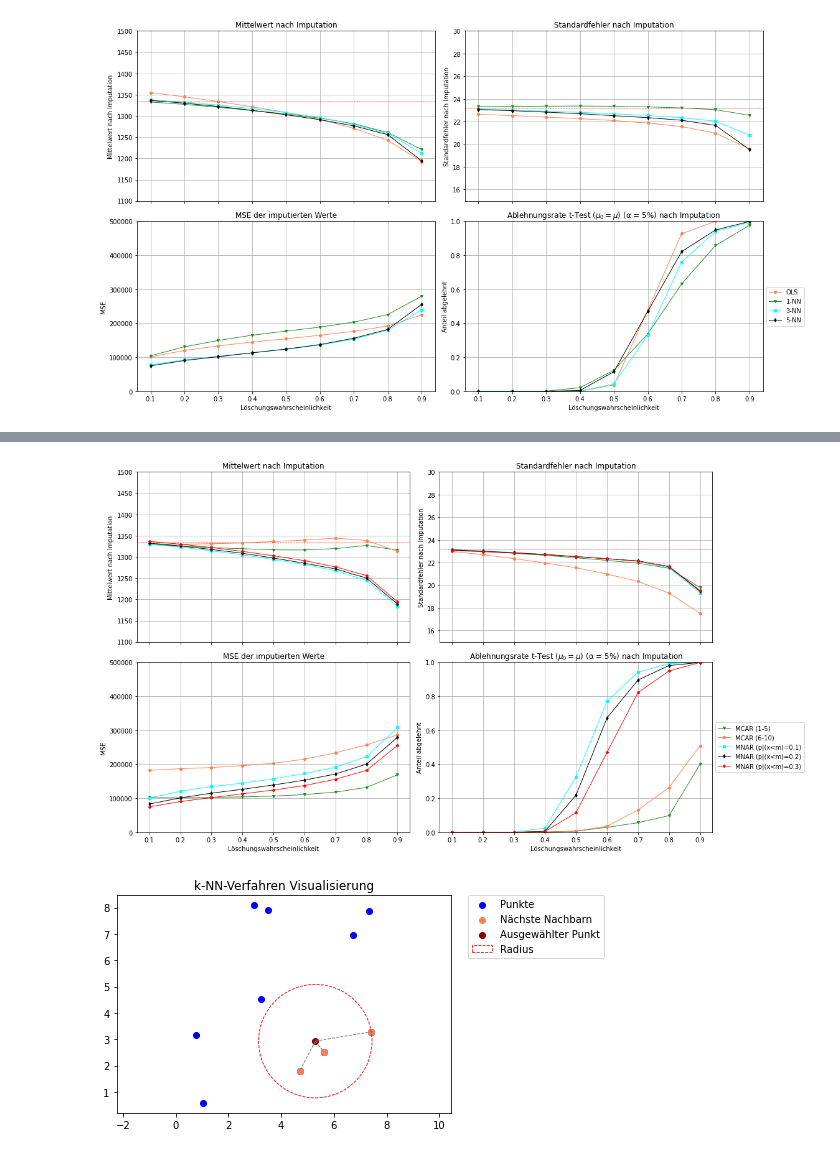
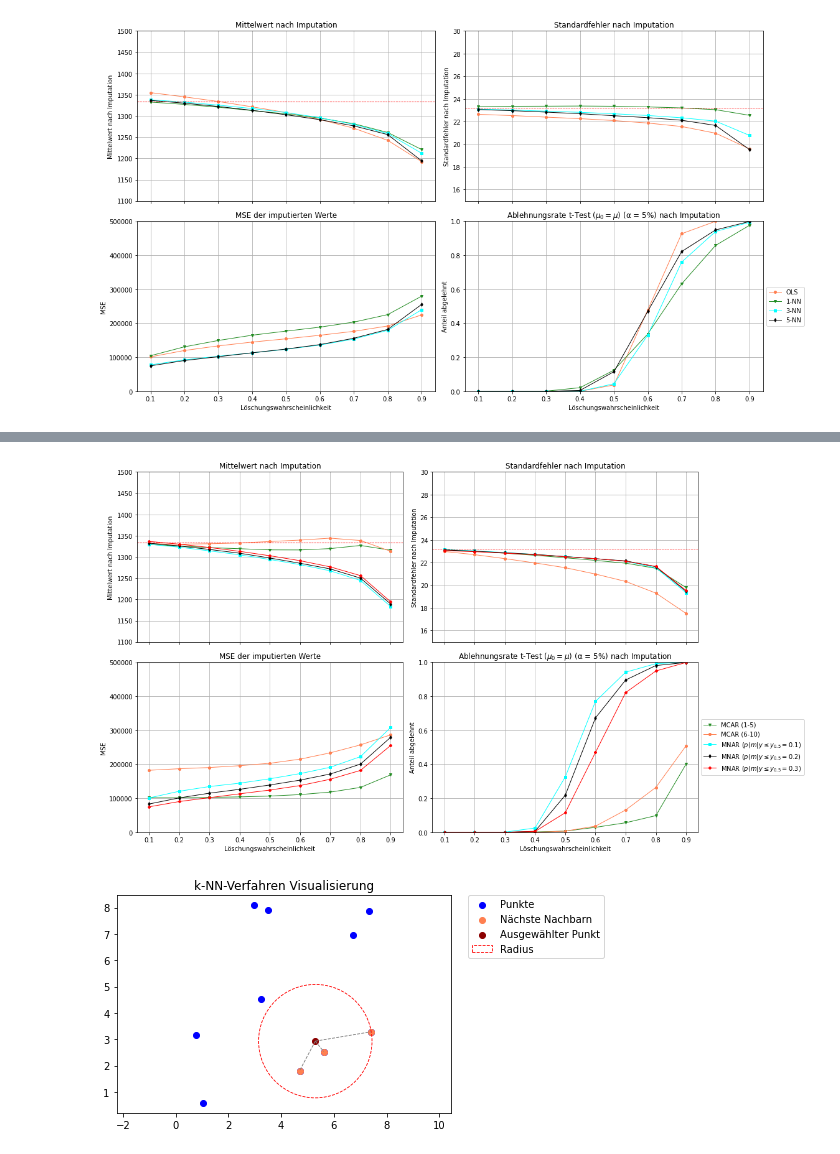
Before and after one commit to Zin9zan9/Stat_Seminar, a Jupyter notebook: Simulationen (neu)/Grafiken copy (24.03.).ipynb, the cells around one changed output, grey strips where cells are left out. Cells and saved outputs as stored; diff of their text form; code cells hidden in the pictures.

```diff
--- a/Simulationen (neu)/Grafiken copy (24.03.).ipynb
+++ b/Simulationen (neu)/Grafiken copy (24.03.).ipynb
@@ -388,9 +393,9 @@ ax1.grid(True); ax2.grid(True); ax3.grid(True); ax4.grid(True)
 # Plotting for the first plot
 ax1.plot(df_knn5_mean['chance'], df_knn5_mean['Mittelwert MCAR Std'], marker='v', color='forestgreen', linewidth=1, markersize=4, label='MCAR (1-5)')
 ax1.plot(df_knn5_mean['chance'], df_knn5_mean['Mittelwert MCAR'], marker='o', color='coral', linewidth=1, markersize=4, label='MCAR (6-10)')
-ax1.plot(df_knn5_mean['chance'], df_knn5_mean['Mittelwert MNAR 0.1'], marker='s', color='cyan', linewidth=1, markersize=4, label='MNAR (p|(x<m)=0.1)')
-ax1.plot(df_knn5_mean['chance'], df_knn5_mean['Mittelwert MNAR 0.2'], marker='d', color='black', linewidth=1, markersize=4, label='MNAR (p|(x<m)=0.2)')
-ax1.plot(df_knn5_mean['chance'], df_knn5_mean['Mittelwert MNAR 0.3'], marker='P', color='red', linewidth=1, markersize=4, label='MNAR (p|(x<m)=0.3)')
+ax1.plot(df_knn5_mean['chance'], df_knn5_mean['Mittelwert MNAR 0.1'], marker='s', color='cyan', linewidth=1, markersize=4, label='MNAR ($p(m|y\leq y_{0.5}=0.1$)')
+ax1.plot(df_knn5_mean['chance'], df_knn5_mean['Mittelwert MNAR 0.2'], marker='d', color='black', linewidth=1, markersize=4, label='MNAR ($p(m|y\leq y_{0.5}=0.2$)')
+ax1.plot(df_knn5_mean['chance'], df_knn5_mean['Mittelwert MNAR 0.3'], marker='P', color='red', linewidth=1, markersize=4, label='MNAR ($p(m|y\leq y_{0.5}=0.3$)')
 ax1.axhline(y=1333.96, color='red', linestyle='--', label='Population Mean', linewidth = 0.8)
 
 
@@ -404,9 +409,9 @@ ax1.set_title('Mittelwert nach Imputation')
 # Plotting for the third plot
 ax2.plot(df_knn5_SE['chance'], df_knn5_SE['SE MCAR Std'], marker='v', color='forestgreen', linewidth=1, markersize=4, label='MCAR (1-5)')
 ax2.plot(df_knn5_SE['chance'], df_knn5_SE['SE MCAR'], marker='o', color='coral', linewidth=1, markersize=4, label='MCAR (6-10)')
-ax2.plot(df_knn5_SE['chance'], df_knn5_SE['SE MNAR 0.1'], marker='s', color='cyan', linewidth=1, markersize=4, label='MNAR (p|(x<m)=0.1)')
-ax2.plot(df_knn5_SE['chance'], df_knn5_SE['SE MNAR 0.2'], marker='d', color='black', linewidth=1, markersize=4, label='MNAR (p|(x<m)=0.2)')
-ax2.plot(df_knn5_SE['chance'], df_knn5_SE['SE MNAR 0.3'], marker='P', color='red', linewidth=1, markersize=4, label='MNAR (p|(x<m)=0.3)')
+ax2.plot(df_knn5_SE['chance'], df_knn5_SE['SE MNAR 0.1'], marker='s', color='cyan', linewidth=1, markersize=4, label='MNAR ($p(m|y\leq y_{0.5}=0.1$)')
+ax2.plot(df_knn5_SE['chance'], df_knn5_SE['SE MNAR 0.2'], marker='d', color='black', linewidth=1, markersize=4, label='MNAR ($p(m|y\leq y_{0.5}=0.2$)')
+ax2.plot(df_knn5_SE['chance'], df_knn5_SE['SE MNAR 0.3'], marker='P', color='red', linewidth=1, markersize=4, label='MNAR ($p(m|y\leq y_{0.5}=0.3$)')
 ax2.axhline(y=23.23, color='red', linestyle='--', label='Population SE', linewidth = 0.8)
 
 
@@ -421,42 +426,42 @@ ax2.set_ylabel('Standardfehler nach Imputation')
 # Plotting for the second plot
 ax3.plot(df_knn5_SE['chance'], df_knn5_MSE['MSE MCAR Std'], marker='v', color='forestgreen', linewidth=1, markersize=4, label='MCAR (1-5)')
 ax3.plot(df_knn5_SE['chance'], df_knn5_MSE['MSE MCAR'], marker='o', color='coral', linewidth=1, markersize=4, label='MCAR (6-10)')
-ax3.plot(df_knn5_SE['chance'], df_knn5_MSE['MSE MNAR 0.1'], marker='s', color='cyan', linewidth=1, markersize=4, label='MNAR (p|(x<m)=0.1)')
-ax3.plot(df_knn5_SE['chance'], df_knn5_MSE['MSE MNAR 0.2'], marker='d', color='black', linewidth=1, markersize=4, label='MNAR (p|(x<m)=0.2)')
-ax3.plot(df_knn5_SE['chance'], df_knn5_MSE['MSE MNAR 0.3'], marker='P', color='red', linewidth=1, markersize=4, label='MNAR (p|(x<m)=0.3)')
+ax3.plot(df_knn5_SE['chance'], df_knn5_MSE['MSE MNAR 0.1'], marker='s', color='cyan', linewidth=1, markersize=4, label='MNAR ($p(m|y\leq y_{0.5}=0.1$)')
+ax3.plot(df_knn5_SE['chance'], df_knn5_MSE['MSE MNAR 0.2'], marker='d', color='black', linewidth=1, markersize=4, label='MNAR ($p(m|y\leq y_{0.5}=0.2$)')
+ax3.plot(df_knn5_SE['chance'], df_knn5_MSE['MSE MNAR 0.3'], marker='P', color='red', linewidth=1, markersize=4, label='MNAR ($p(m|y\leq y_{0.5}=0.3$)')
 
 ax3.set_ylim(0, 500000)
 
 # Use a light theme for the second plot
 ax3.set_title('MSE der imputierten Werte')
 ax3.set_xlabel('Löschungswahrscheinlichkeit')
 ax3.set_ylabel('MSE')
 #ax3.legend(loc='center left', bbox_to_anchor=(1, 0.5))
 
 
 # Plotting for the fourth plot
 ax4.plot(df_knn5_MSE['chance'], 1-df_knn5_alpha['Alpha MCAR Std'], marker='v', color='forestgreen', linewidth=1, markersize=4, label='MCAR (1-5)')
 ax4.plot(df_knn5_MSE['chance'], 1-df_knn5_alpha['Alpha MCAR'], marker='o', color='coral', linewidth=1, markersize=4, label='MCAR (6-10)')
-ax4.plot(df_knn5_MSE['chance'], 1-df_knn5_alpha['Alpha MNAR 0.1'], marker='s', color='cyan', linewidth=1, markersize=4, label='MNAR (p|(x<m)=0.1)')
-ax4.plot(df_knn5_MSE['chance'], 1-df_knn5_alpha['Alpha MNAR 0.2'], marker='d', color='black', linewidth=1, markersize=4, label='MNAR (p|(x<m)=0.2)')
-ax4.plot(df_knn5_MSE['chance'], 1-df_knn5_alpha['Alpha MNAR 0.3'], marker='P', color='red', linewidth=1, markersize=4, label='MNAR (p|(x<m)=0.3)')
+ax4.plot(df_knn5_MSE['chance'], 1-df_knn5_alpha['Alpha MNAR 0.1'], marker='s', color='cyan', linewidth=1, markersize=4, label='MNAR ($p(m|y\leq y_{0.5}=0.1$)')
+ax4.plot(df_knn5_MSE['chance'], 1-df_knn5_alpha['Alpha MNAR 0.2'], marker='d', color='black', linewidth=1, markersize=4, label='MNAR ($p(m|y\leq y_{0.5}=0.2$)')
+ax4.plot(df_knn5_MSE['chance'], 1-df_knn5_alpha['Alpha MNAR 0.3'], marker='P', color='red', linewidth=1, markersize=4, label='MNAR ($p(m|y\leq y_{0.5}=0.3$)')
 
 ax4.set_ylim(0, 1)
 
 # Use a light theme for the second plot
 ax4.set_title('Ablehnungsrate t-Test ($\mu_0 = \mu$) (\u03B1 = 5%) nach Imputation')
 ax4.set_xlabel('Löschungswahrscheinlichkeit')
 ax4.set_ylabel('Anteil abgelehnt')
 ax4.legend(loc='center left', bbox_to_anchor=(1, 0.5))
 
 # Add underglow
 # mplcyberpunk.add_underglow(ax4)
 
 plt.tight_layout()
 plt.savefig('5NN-Auswertung (neu).pdf')
 plt.show()
 # %% [output]
-[figure, old version]
+[figure, new version]
 # %%
 import numpy as np
 import matplotlib.pyplot as plt
```
Also changed, not shown: parts of 5 cells of this notebook, 4 other files.
